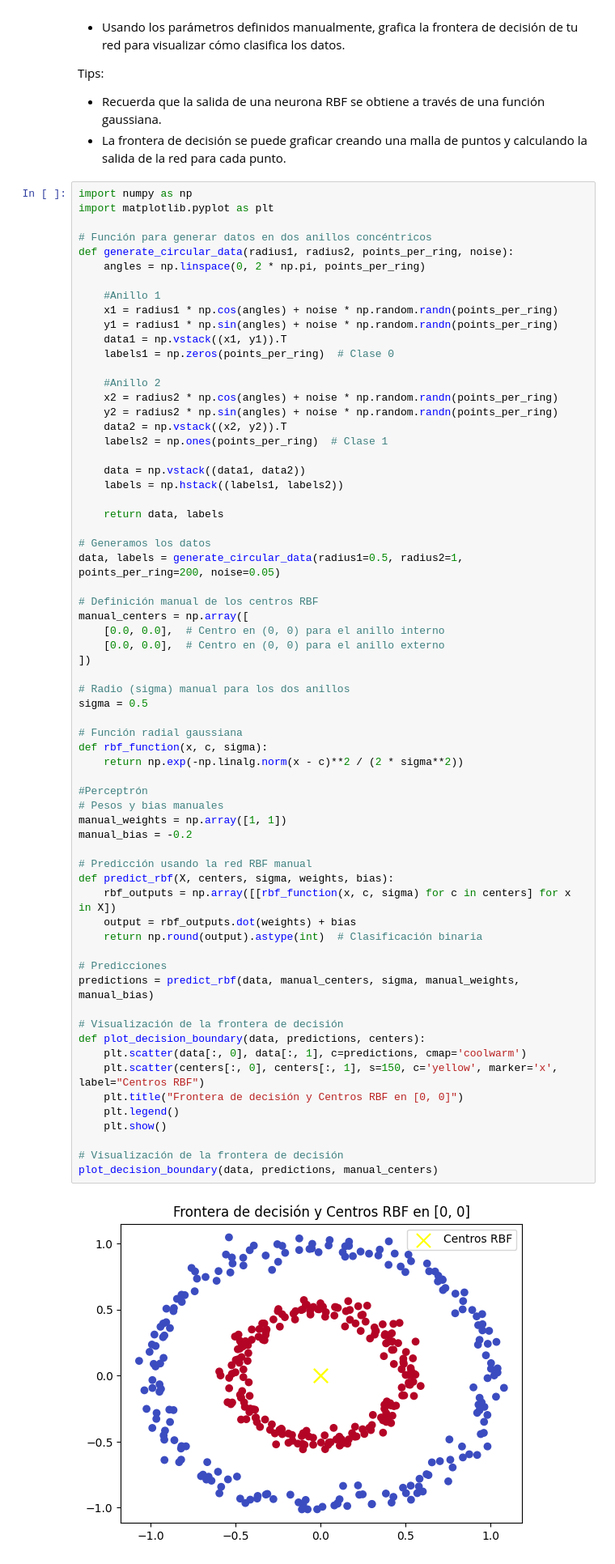
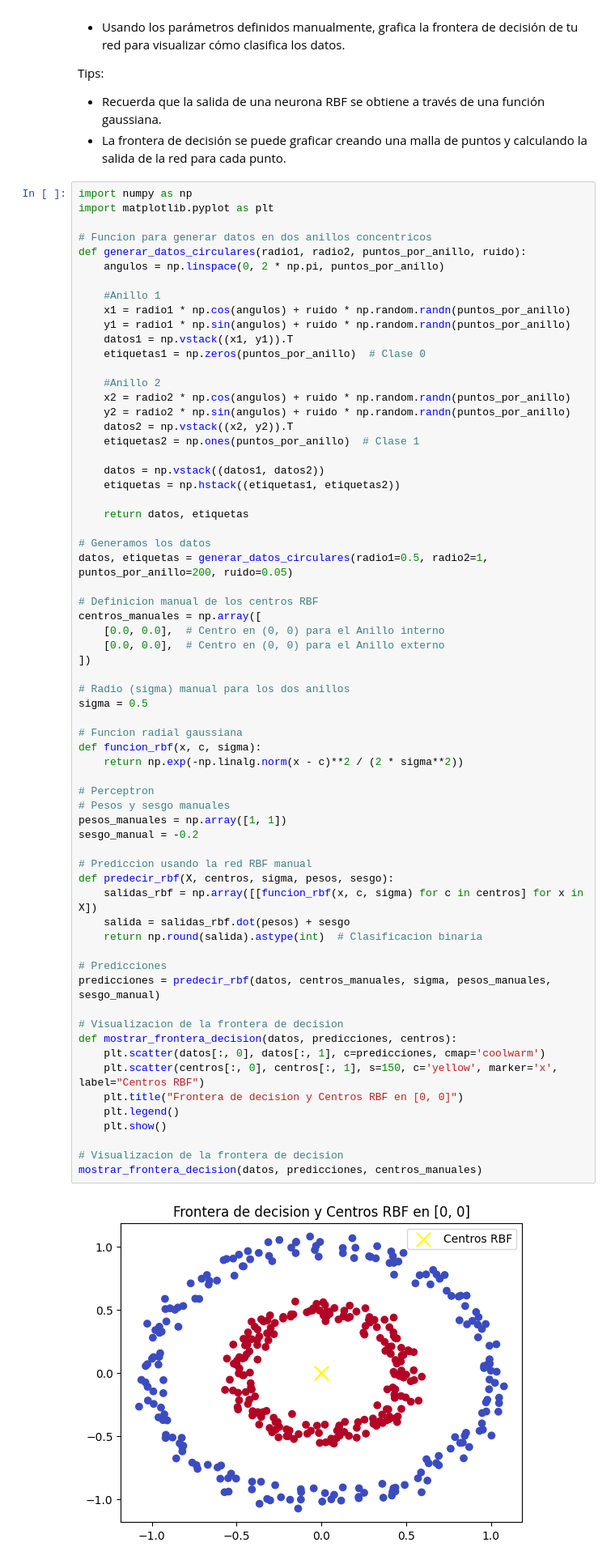
Before and after one commit to FosterTooth1/Redes-Neuronales, a Jupyter notebook: Practica5_FLA_5BV1.ipynb, the cells around one changed output. Shown: that part at 81% size. Saved outputs shown, nothing was run; the diff lists cells and outputs as text.

```diff
--- a/Practica5_FLA_5BV1.ipynb
+++ b/Practica5_FLA_5BV1.ipynb
@@ -29,70 +29,70 @@ la salida de la red para cada punto.
 # %%
 import numpy as np
 import matplotlib.pyplot as plt
 
-# Función para generar datos en dos anillos concéntricos
-def generate_circular_data(radius1, radius2, points_per_ring, noise):
-    angles = np.linspace(0, 2 * np.pi, points_per_ring)
+# Funcion para generar datos en dos anillos concentricos
+def generar_datos_circulares(radio1, radio2, puntos_por_anillo, ruido):
+    angulos = np.linspace(0, 2 * np.pi, puntos_por_anillo)
 
     #Anillo 1
-    x1 = radius1 * np.cos(angles) + noise * np.random.randn(points_per_ring)
-    y1 = radius1 * np.sin(angles) + noise * np.random.randn(points_per_ring)
-    data1 = np.vstack((x1, y1)).T
-    labels1 = np.zeros(points_per_ring)  # Clase 0
+    x1 = radio1 * np.cos(angulos) + ruido * np.random.randn(puntos_por_anillo)
+    y1 = radio1 * np.sin(angulos) + ruido * np.random.randn(puntos_por_anillo)
+    datos1 = np.vstack((x1, y1)).T
+    etiquetas1 = np.zeros(puntos_por_anillo)  # Clase 0
 
     #Anillo 2
-    x2 = radius2 * np.cos(angles) + noise * np.random.randn(points_per_ring)
-    y2 = radius2 * np.sin(angles) + noise * np.random.randn(points_per_ring)
-    data2 = np.vstack((x2, y2)).T
-    labels2 = np.ones(points_per_ring)  # Clase 1
+    x2 = radio2 * np.cos(angulos) + ruido * np.random.randn(puntos_por_anillo)
+    y2 = radio2 * np.sin(angulos) + ruido * np.random.randn(puntos_por_anillo)
+    datos2 = np.vstack((x2, y2)).T
+    etiquetas2 = np.ones(puntos_por_anillo)  # Clase 1
 
-    data = np.vstack((data1, data2))
-    labels = np.hstack((labels1, labels2))
+    datos = np.vstack((datos1, datos2))
+    etiquetas = np.hstack((etiquetas1, etiquetas2))
 
-    return data, labels
+    return datos, etiquetas
 
 # Generamos los datos
-data, labels = generate_circular_data(radius1=0.5, radius2=1, points_per_ring=200, noise=0.05)
+datos, etiquetas = generar_datos_circulares(radio1=0.5, radio2=1, puntos_por_anillo=200, ruido=0.05)
 
-# Definición manual de los centros RBF
-manual_centers = np.array([
-    [0.0, 0.0],  # Centro en (0, 0) para el anillo interno
-    [0.0, 0.0],  # Centro en (0, 0) para el anillo externo
+# Definicion manual de los centros RBF
+centros_manuales = np.array([
+    [0.0, 0.0],  # Centro en (0, 0) para el Anillo interno
+    [0.0, 0.0],  # Centro en (0, 0) para el Anillo externo
 ])
 
 # Radio (sigma) manual para los dos anillos
 sigma = 0.5
 
-# Función radial gaussiana
-def rbf_function(x, c, sigma):
+# Funcion radial gaussiana
+def funcion_rbf(x, c, sigma):
     return np.exp(-np.linalg.norm(x - c)**2 / (2 * sigma**2))
 
-#Perceptrón
-# Pesos y bias manuales
-manual_weights = np.array([1, 1])
-manual_bias = -0.2
+# Perceptron
+# Pesos y sesgo manuales
+pesos_manuales = np.array([1, 1])
+sesgo_manual = -0.2
 
-# Predicción usando la red RBF manual
-def predict_rbf(X, centers, sigma, weights, bias):
-    rbf_outputs = np.array([[rbf_function(x, c, sigma) for c in centers] for x in X])
-    output = rbf_outputs.dot(weights) + bias
-    return np.round(output).astype(int)  # Clasificación binaria
+# Prediccion usando la red RBF manual
+def predecir_rbf(X, centros, sigma, pesos, sesgo):
+    salidas_rbf = np.array([[funcion_rbf(x, c, sigma) for c in centros] for x in X])
+    salida = salidas_rbf.dot(pesos) + sesgo
+    return np.round(salida).astype(int)  # Clasificacion binaria
 
 # Predicciones
-predictions = predict_rbf(data, manual_centers, sigma, manual_weights, manual_bias)
+predicciones = predecir_rbf(datos, centros_manuales, sigma, pesos_manuales, sesgo_manual)
 
-# Visualización de la frontera de decisión
-def plot_decision_boundary(data, predictions, centers):
-    plt.scatter(data[:, 0], data[:, 1], c=predictions, cmap='coolwarm')
-    plt.scatter(centers[:, 0], centers[:, 1], s=150, c='yellow', marker='x', label="Centros RBF")
-    plt.title("Frontera de decisión y Centros RBF en [0, 0]")
+# Visualizacion de la frontera de decision
+def mostrar_frontera_decision(datos, predicciones, centros):
+    plt.scatter(datos[:, 0], datos[:, 1], c=predicciones, cmap='coolwarm')
+    plt.scatter(centros[:, 0], centros[:, 1], s=150, c='yellow', marker='x', label="Centros RBF")
+    plt.title("Frontera de decision y Centros RBF en [0, 0]")
     plt.legend()
     plt.show()
 
-# Visualización de la frontera de decisión
-plot_decision_boundary(data, predictions, manual_centers)
+# Visualizacion de la frontera de decision
+mostrar_frontera_decision(datos, predicciones, centros_manuales)
 # %% [output]
-[figure, old version]
+[figure, new version]
 # %% [markdown]
 Parte 2: Entrenamiento Automático con Descenso de Gradiente
 Instrucciones:
```
Also changed, not shown: parts of 1 cell of this notebook.
